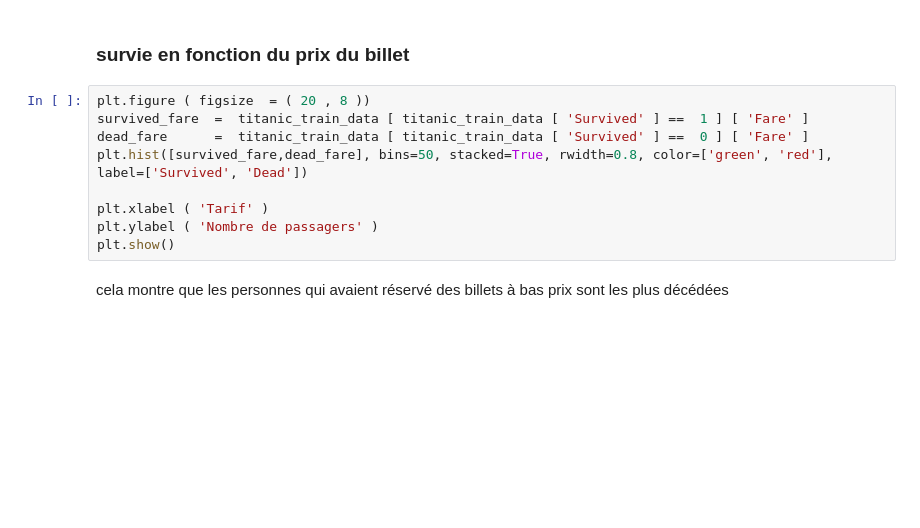
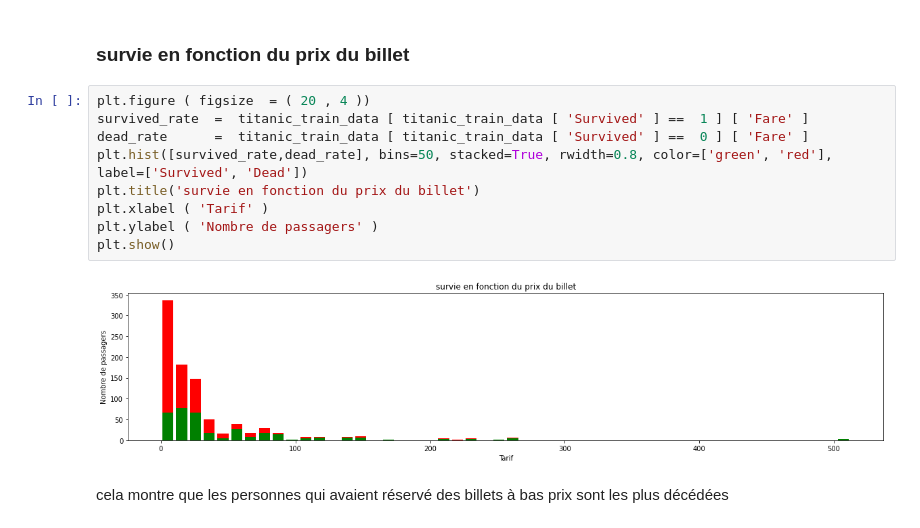
Before and after one commit to apozel/titadata, a Jupyter notebook: Projet data science titanic-checkpoint.ipynb, the cells around one changed output. Drawn from its saved outputs; the diff is of its cells as text; blank space fills up the shorter version.

```diff
--- a/Projet data science titanic-checkpoint.ipynb
+++ b/Projet data science titanic-checkpoint.ipynb
@@ -52,13 +215,15 @@ titanic_train_data[['Pclass', 'Survived']].groupby(['Pclass'], as_index=False).m
 # %% [markdown]
 ### survie en fonction du prix du billet
 # %%
-plt.figure ( figsize  = ( 20 , 8 ))
-survived_fare  =  titanic_train_data [ titanic_train_data [ 'Survived' ] ==  1 ] [ 'Fare' ]
-dead_fare      =  titanic_train_data [ titanic_train_data [ 'Survived' ] ==  0 ] [ 'Fare' ]
-plt.hist([survived_fare,dead_fare], bins=50, stacked=True, rwidth=0.8, color=['green', 'red'], label=['Survived', 'Dead'])
-
+plt.figure ( figsize  = ( 20 , 4 ))
+survived_rate  =  titanic_train_data [ titanic_train_data [ 'Survived' ] ==  1 ] [ 'Fare' ]
+dead_rate      =  titanic_train_data [ titanic_train_data [ 'Survived' ] ==  0 ] [ 'Fare' ]
+plt.hist([survived_rate,dead_rate], bins=50, stacked=True, rwidth=0.8, color=['green', 'red'], label=['Survived', 'Dead'])
+plt.title('survie en fonction du prix du billet')
 plt.xlabel ( 'Tarif' )
 plt.ylabel ( 'Nombre de passagers' )
 plt.show()
+# %% [output]
+[figure, added]
 # %% [markdown]
 cela montre que les personnes qui avaient réservé des billets à bas prix sont les plus décédées
```
Also changed, not shown: parts of 43 cells of this notebook, 1 other file.
